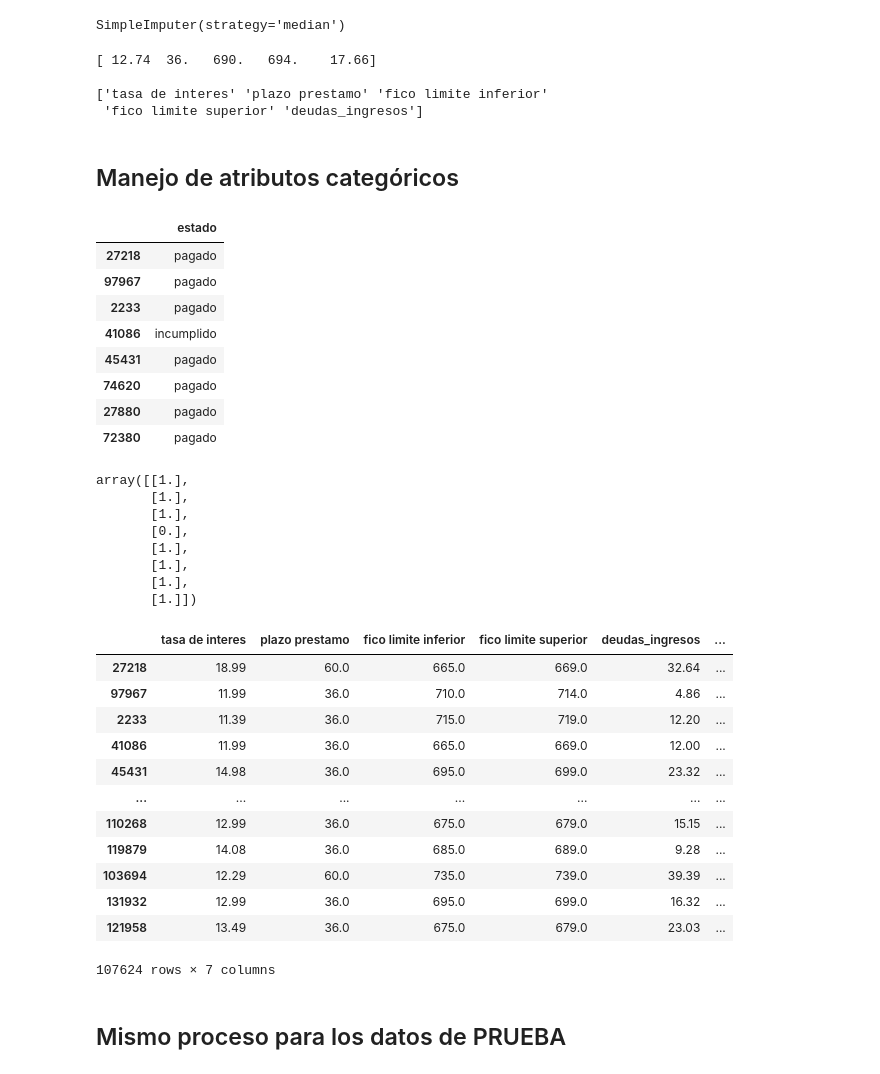
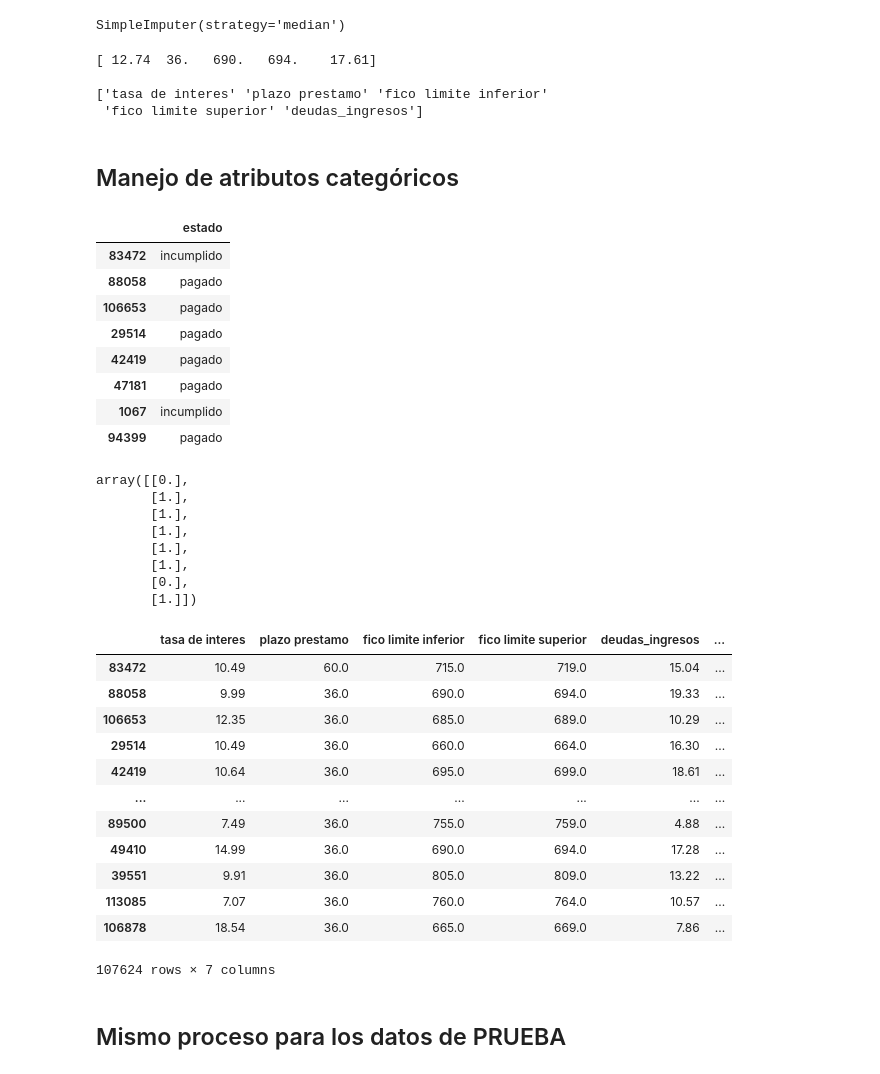
Before and after one commit to axelescalante0/Aprendizaje-Maquinal, a Jupyter notebook: main/Algoritmo_KNN.ipynb, the cells around one changed output. Drawn from its saved outputs; the diff is of its cells as text; code cells hidden in the pictures.

```diff
--- a/main/Algoritmo_KNN.ipynb
+++ b/main/Algoritmo_KNN.ipynb
@@ -196,7 +206,7 @@ memory usage: 6.2+ MB
 
 20% datos de prueba, utilice `random_state=42`, estratificar en función de la clase.
 # %%
-train_set, test_set = train_test_split(df_prestamos, test_size=0.2, random_state=42)
+train_set, test_set = train_test_split(df_prestamos, test_size=0.2, random_state=42, stratify=df_prestamos["estado"])
 
 # hacemos una copia del conjunto de entrenamiento
 housing = train_set.copy()
@@ -251,7 +261,7 @@ df_x_train_num = pd.DataFrame(X_train, columns=x_train.columns, index=x_train.in
 #null_rows_idx = x_train.isnull().any(axis=1)
 #df_x_train_num.loc[null_rows_idx].head()
 # %% [output]
-[ 12.74  36.   690.   694.    17.66]
+[ 12.74  36.   690.   694.    17.61]
 
 ['tasa de interes' 'plazo prestamo' 'fico limite inferior'
  'fico limite superior' 'deudas_ingresos']
@@ -262,14 +272,14 @@ x_train_cat = train_set.loc[:,["estado"]]
 x_train_cat.head(8)
 # %% [output]
 |  | estado |
-| 27218 | pagado |
-| 97967 | pagado |
-| 2233 | pagado |
-| 41086 | incumplido |
-| 45431 | pagado |
-| 74620 | pagado |
-| 27880 | pagado |
-| 72380 | pagado |
+| 83472 | incumplido |
+| 88058 | pagado |
+| 106653 | pagado |
+| 29514 | pagado |
+| 42419 | pagado |
+| 47181 | pagado |
+| 1067 | incumplido |
+| 94399 | pagado |
 # %%
 #Probamos clase ordinal de sckit-learn
 
@@ -280,11 +290,11 @@ x_train_cat_encoded = ordinal_encoder.fit_transform(x_train_cat)
 
 x_train_cat_encoded[:8]
 # %% [output]
-array([[1.],
+array([[0.],
+       [1.],
+       [1.],
+       [1.],
        [1.],
        [1.],
        [0.],
-       [1.],
-       [1.],
-       [1.],
        [1.]])
@@ -291,39 +314,26 @@ array([[1.],
 # %%
-#Clase one_hot
-from sklearn.preprocessing import OneHotEncoder
-
-cat_encoder = OneHotEncoder()
-x_train_cat_1hot = cat_encoder.fit_transform(x_train_cat)
-x_train_cat_1hot
-
-x_train_cat_1hot.toarray()
-
-cat_encoder.feature_names_in_
-
-cat_encoder.get_feature_names_out()
-
-#Creamos un Data Frame con clas calses ya transformadas a Dummy
+#Creamos un Data Frame con las clases ya transformadas a Dummy
 
 df_x_train_cat_1hot = pd.DataFrame(x_train_cat_1hot.toarray(), columns=cat_encoder.get_feature_names_out(), index=x_train_cat.index)
-df_x_train_cat_1hot
+print(df_x_train_cat_1hot)
 
 #Concatenacion de Dataframe de las etiquetas con el que contiene las variables numericas
 
 df_train = pd.concat([df_x_train_num, df_x_train_cat_1hot], axis=1)
 df_train
 # %% [output]
 |  | tasa de interes | plazo prestamo | fico limite inferior | fico limite superior | deudas_ingresos | ... |
-| 27218 | 18.99 | 60.0 | 665.0 | 669.0 | 32.64 | ... |
-| 97967 | 11.99 | 36.0 | 710.0 | 714.0 | 4.86 | ... |
-| 2233 | 11.39 | 36.0 | 715.0 | 719.0 | 12.20 | ... |
-| 41086 | 11.99 | 36.0 | 665.0 | 669.0 | 12.00 | ... |
-| 45431 | 14.98 | 36.0 | 695.0 | 699.0 | 23.32 | ... |
+| 83472 | 10.49 | 60.0 | 715.0 | 719.0 | 15.04 | ... |
+| 88058 | 9.99 | 36.0 | 690.0 | 694.0 | 19.33 | ... |
+| 106653 | 12.35 | 36.0 | 685.0 | 689.0 | 10.29 | ... |
+| 29514 | 10.49 | 36.0 | 660.0 | 664.0 | 16.30 | ... |
+| 42419 | 10.64 | 36.0 | 695.0 | 699.0 | 18.61 | ... |
 | ... | ... | ... | ... | ... | ... | ... |
-| 110268 | 12.99 | 36.0 | 675.0 | 679.0 | 15.15 | ... |
-| 119879 | 14.08 | 36.0 | 685.0 | 689.0 | 9.28 | ... |
-| 103694 | 12.29 | 60.0 | 735.0 | 739.0 | 39.39 | ... |
-| 131932 | 12.99 | 36.0 | 695.0 | 699.0 | 16.32 | ... |
-| 121958 | 13.49 | 36.0 | 675.0 | 679.0 | 23.03 | ... |
+| 89500 | 7.49 | 36.0 | 755.0 | 759.0 | 4.88 | ... |
+| 49410 | 14.99 | 36.0 | 690.0 | 694.0 | 17.28 | ... |
+| 39551 | 9.91 | 36.0 | 805.0 | 809.0 | 13.22 | ... |
+| 113085 | 7.07 | 36.0 | 760.0 | 764.0 | 10.57 | ... |
+| 106878 | 18.54 | 36.0 | 665.0 | 669.0 | 7.86 | ... |
 107624 rows × 7 columns
 # %% [markdown]
 ## Mismo proceso para los datos de PRUEBA
```
Also changed, not shown: parts of 17 cells of this notebook.
